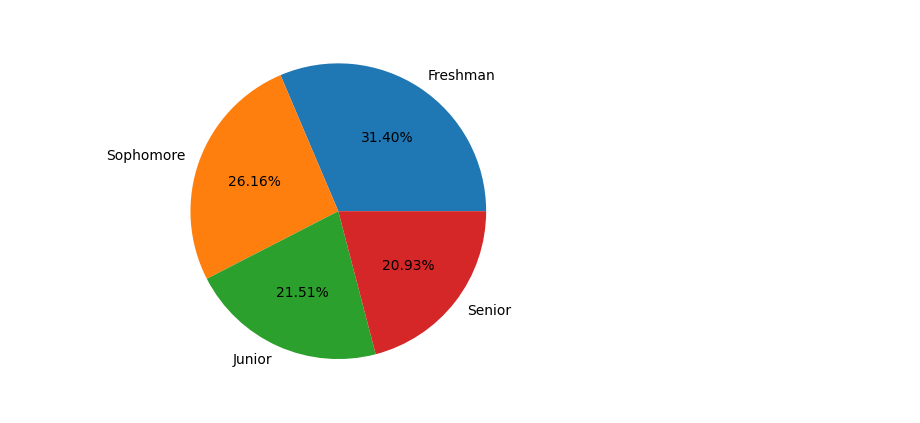
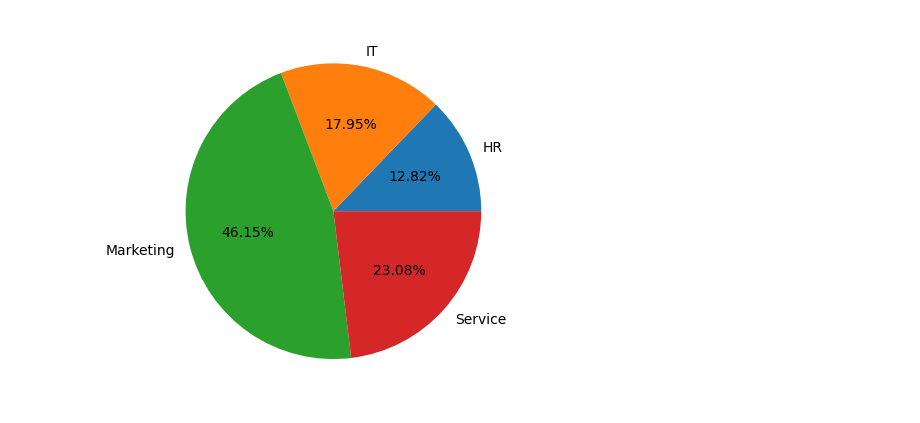
Before and after one commit to nvo2123/DATA1501, a Jupyter notebook: Assignment2_Demo.ipynb, the cells around one changed output. Saved outputs shown, nothing was run; the diff lists cells and outputs as text; code cells hidden in the pictures.

```diff
--- a/Assignment2_Demo.ipynb
+++ b/Assignment2_Demo.ipynb
@@ -10 +9,5 @@ MyData = pd.read_csv("/content/drive/MyDrive/DATA 1501/students.csv")
+# %%
+## Read and store the csv file using the path and a variable:
+
+MyData = pd.read_csv("/content/sample_data/Headcounts.csv")
 # %%
@@ -25,10 +34,11 @@ MyData.head(10)
 # %%
-## Plot the bar graph for headcount across departments in 2012
+## Create a bar chart for to compare head counts among departments in 2014:
+
 x = MyData.columns[1:5]   ## Columns
-y = MyData.iloc[4, 1:5]  ## Row
+y = MyData.iloc[2, 1:5]  ## Row
 
 plt.bar(x,y)
-plt.title("Headcounts of departments in 2012")
+plt.title("Headcounts of departments in 2014")
 plt.xlabel("Departments")
 plt.ylabel("Headcounts")
 
@@ -50,7 +60,10 @@ plt.show()
 # %%
-## Create a pie chart for headcounts in 2012:
+ ## Create a pie chart for headcounts in 2018:
 
-plt.pie(y, labels = x, autopct = "%0.2f%%")
-plt.show()
+x = MyData.columns[1:5]   ## Columns
+y = MyData.iloc[8, 1:5]  ## Row
+
+ plt.pie(y, labels = x, autopct = "%0.2f%%")
+ plt.show()
 # %% [output]
-[figure, old version]
+[figure, new version]
```
Also changed, not shown: parts of 8 cells of this notebook.
